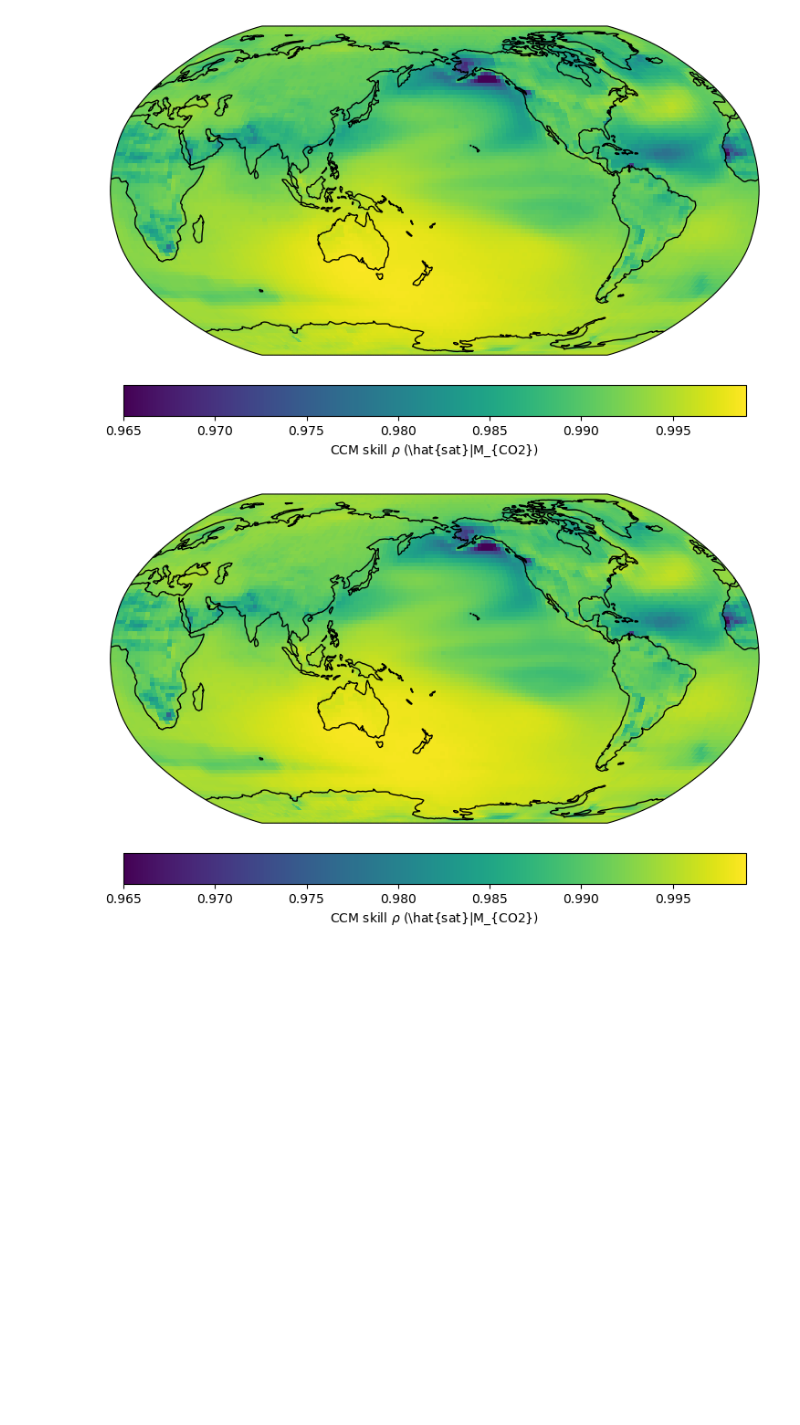
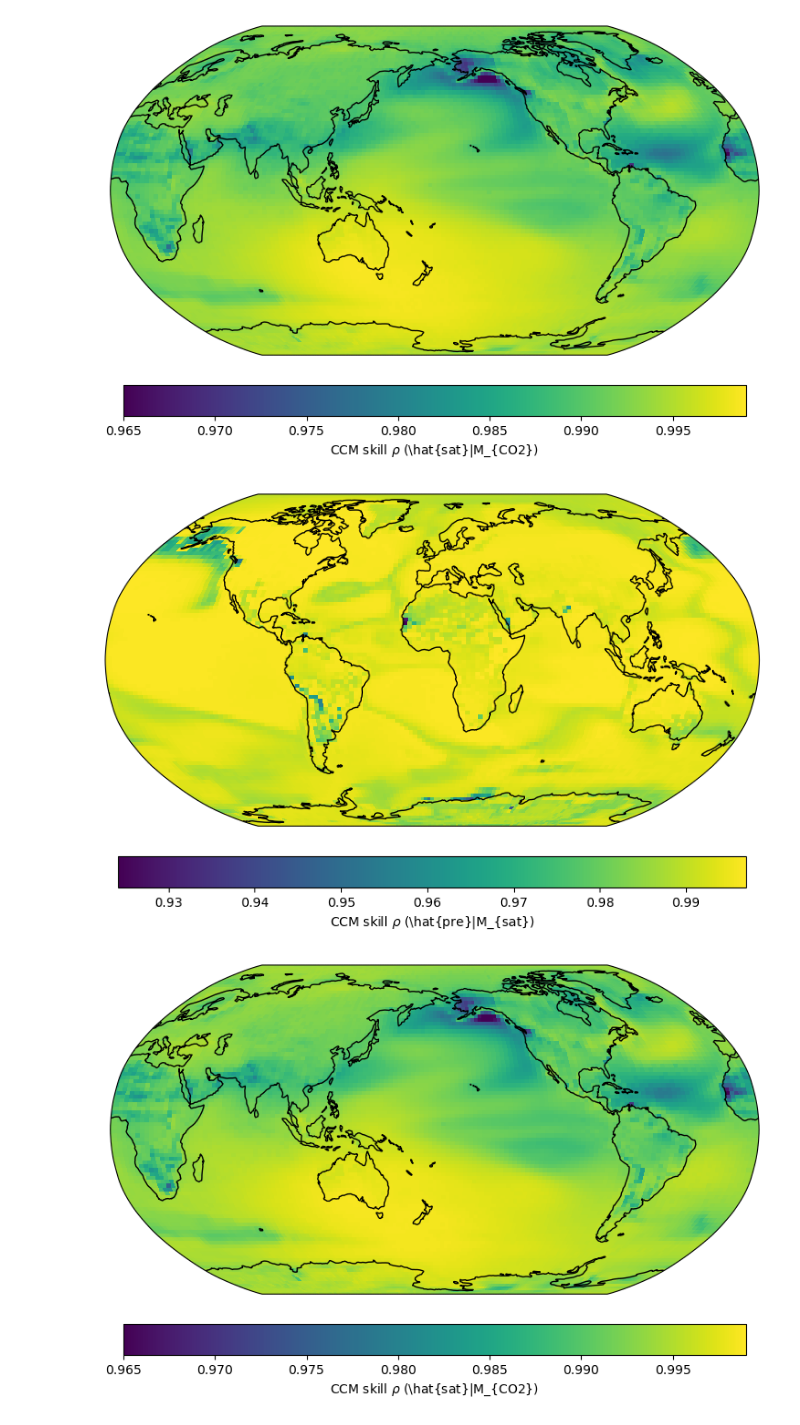
Before and after one commit to Peisong-Zheng/Inso_LGMR, a Jupyter notebook: Sat_Xmapping_CO2.ipynb, the cells around one changed output. Drawn from its saved outputs; the diff is of its cells as text; code cells hidden in the pictures; blank space fills up the shorter version.

```diff
--- a/Sat_Xmapping_CO2.ipynb
+++ b/Sat_Xmapping_CO2.ipynb
@@ -139,6 +144,14 @@ def cal_raw_ccm_map_reversed(ds_sat, df_pre, E, tau, Tp,v_rage='auto',show_plot=
 rwa_rho_map_Tp0=cal_raw_ccm_map_reversed(ds_sat=ds_sat, df_pre= df_co2, E=4, tau=3, Tp=0, v_rage=[0.965,0.999],show_plot=True)
 # %% [output]
 [figure]
+# %%
+from toolbox import ccm_map
+import importlib
+importlib.reload(ccm_map)
+
+rwa_rho_map_Tp0=ccm_map.cal_raw_ccm_map(ds_sat=ds_sat, df_pre= df_co2, E=4, tau=3, Tp=0, v_rage='auto',show_plot=True)
+# %% [output]
+[figure, added]
 # %%
 rwa_rho_map_Tp0=cal_raw_ccm_map_reversed(ds_sat=ds_sat, df_pre= df_co2, E=4, tau=3, Tp=1, v_rage=[0.965,0.999],show_plot=True)
 # %% [output]
```
Also changed, not shown: parts of 2 cells of this notebook, 1 other file.
